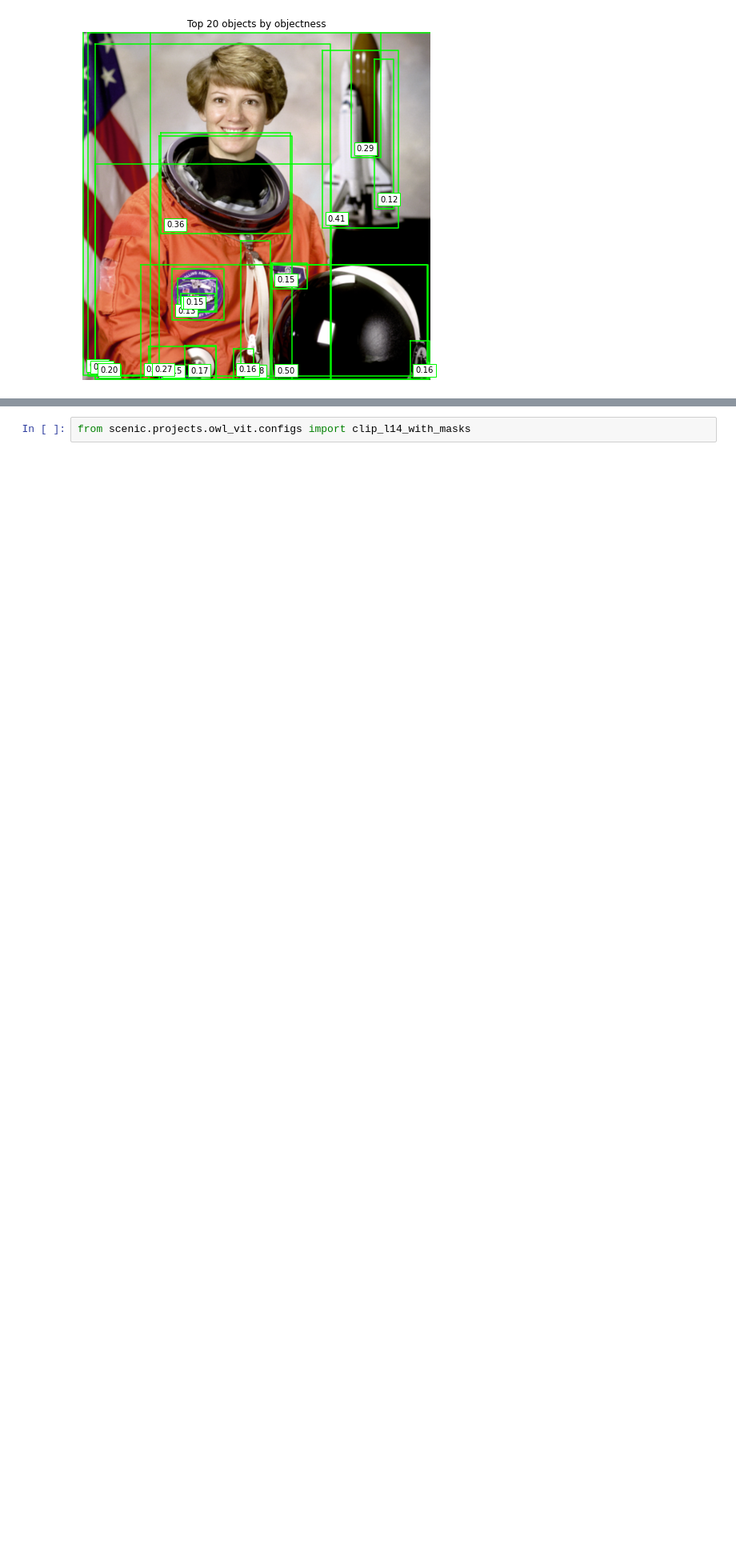
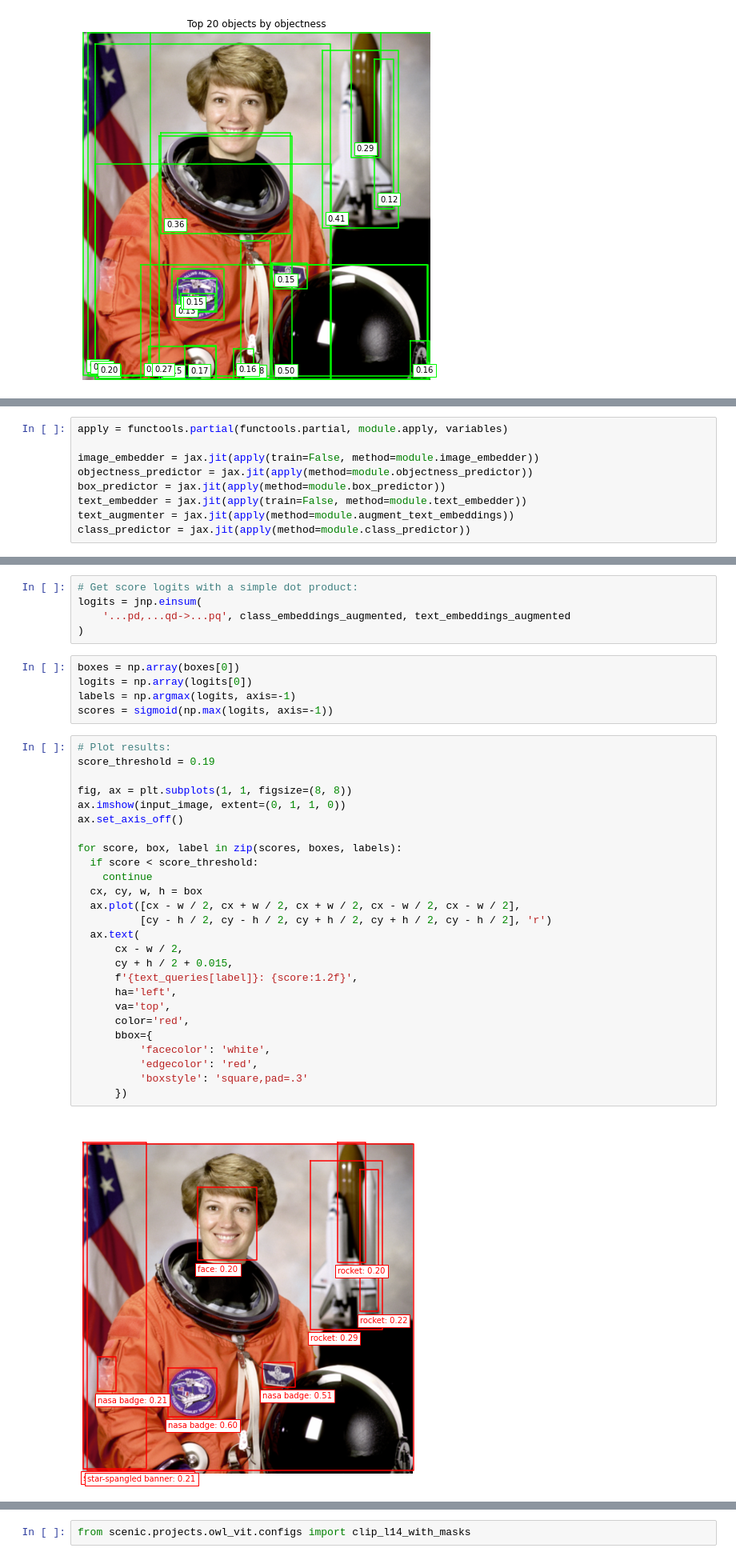
Before and after one commit to google-research/scenic, a Jupyter notebook: scenic/projects/owl_vit/notebooks/OWL_ViT_minimal_example.ipynb, the cells around one changed output, grey strips where cells are left out. Shown at 80% size. Cells and saved outputs as stored; diff of their text form; blank space fills up the shorter version.

Commit message:
Add support for dot-product scoring.
PiperOrigin-RevId: 568186845

```diff
--- a/scenic/projects/owl_vit/notebooks/OWL_ViT_minimal_example.ipynb
+++ b/scenic/projects/owl_vit/notebooks/OWL_ViT_minimal_example.ipynb
@@ -177,0 +371,9 @@ Text(0.5, 1.0, 'Top 20 objects by objectness')
+# %%
+apply = functools.partial(functools.partial, module.apply, variables)
+
+image_embedder = jax.jit(apply(train=False, method=module.image_embedder))
+objectness_predictor = jax.jit(apply(method=module.objectness_predictor))
+box_predictor = jax.jit(apply(method=module.box_predictor))
+text_embedder = jax.jit(apply(train=False, method=module.text_embedder))
+text_augmenter = jax.jit(apply(method=module.augment_text_embeddings))
+class_predictor = jax.jit(apply(method=module.class_predictor))
@@ -178,3 +399,41 @@ Text(0.5, 1.0, 'Top 20 objects by objectness')
+# %%
+# Get score logits with a simple dot product:
+logits = jnp.einsum(
+    '...pd,...qd->...pq', class_embeddings_augmented, text_embeddings_augmented
+)
+# %%
+boxes = np.array(boxes[0])
+logits = np.array(logits[0])
+labels = np.argmax(logits, axis=-1)
+scores = sigmoid(np.max(logits, axis=-1))
+# %%
+# Plot results:
+score_threshold = 0.19
+
+fig, ax = plt.subplots(1, 1, figsize=(8, 8))
+ax.imshow(input_image, extent=(0, 1, 1, 0))
+ax.set_axis_off()
+
+for score, box, label in zip(scores, boxes, labels):
+  if score < score_threshold:
+    continue
+  cx, cy, w, h = box
+  ax.plot([cx - w / 2, cx + w / 2, cx + w / 2, cx - w / 2, cx - w / 2],
+          [cy - h / 2, cy - h / 2, cy + h / 2, cy + h / 2, cy - h / 2], 'r')
+  ax.text(
+      cx - w / 2,
+      cy + h / 2 + 0.015,
+      f'{text_queries[label]}: {score:1.2f}',
+      ha='left',
+      va='top',
+      color='red',
+      bbox={
+          'facecolor': 'white',
+          'edgecolor': 'red',
+          'boxstyle': 'square,pad=.3'
+      })
+# %% [output]
+[figure, added]
 # %% [markdown]
 # Models with segmentation mask head
 # %% [markdown]
```
Also changed, not shown: parts of 14 cells of this notebook, 4 other files.
